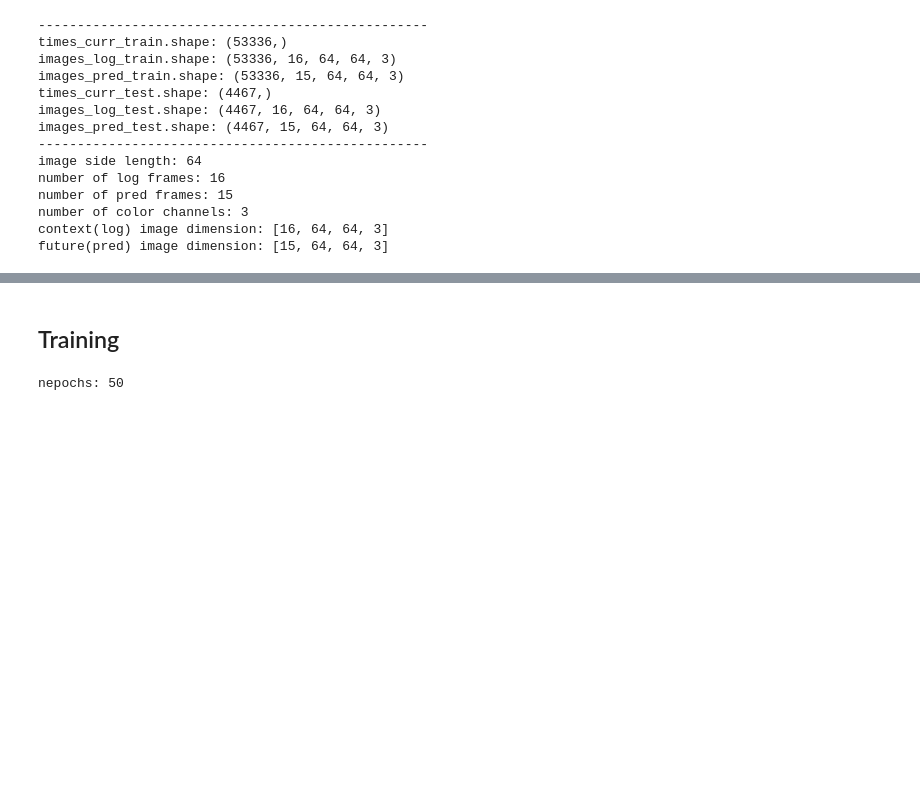
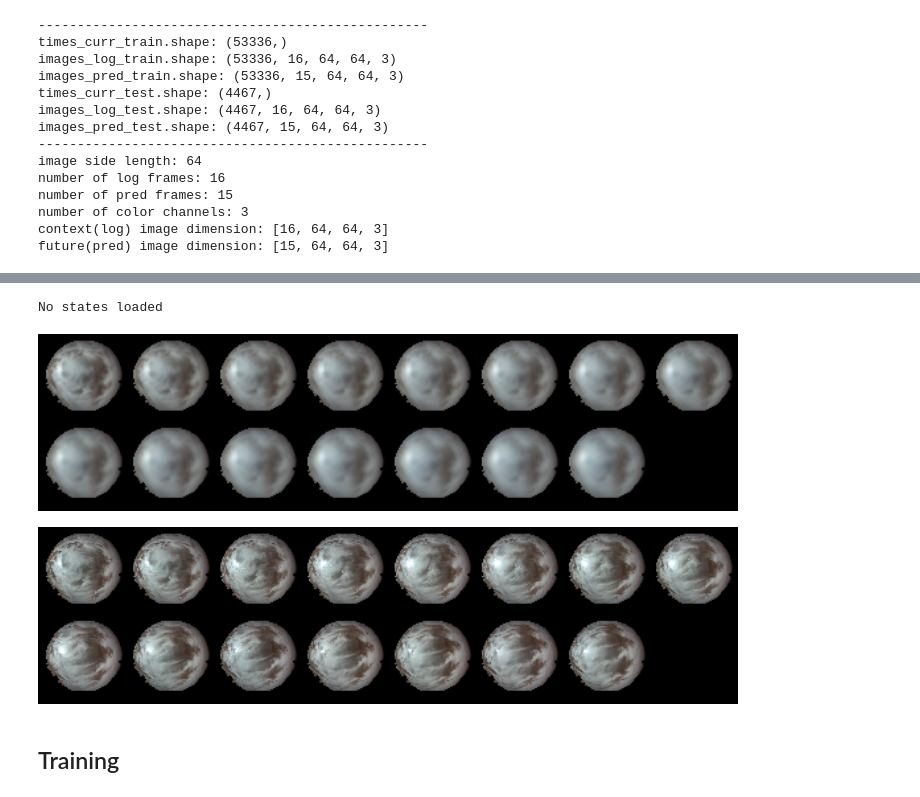
Before and after one commit to javgat/SkyMaskConvLSTM, a Jupyter notebook: codes/ConvLSTM/ConvLSTM.ipynb, the cells around one changed output, grey strips where cells are left out. Drawn from its saved outputs; the diff is of its cells as text; code cells hidden in the pictures; blank space fills up the shorter version.

```diff
--- a/codes/ConvLSTM/ConvLSTM.ipynb
+++ b/codes/ConvLSTM/ConvLSTM.ipynb
@@ -177,9 +201,26 @@ test_loader = DataLoader(test_dataset, batch_size=batch_size_test, shuffle=False
+# %%
+clstm = Seq2SeqConvLSTM(3, 16, (3, 3), 1)
+
+last_epoch = 0
+if os.path.exists(output_path):
+    clstm.load_state_dict(torch.load(output_path, map_location='cpu'))
+    last_epoch = 25
+else:
+    print('No states loaded')
+# %% [output]
+No states loaded
+# %%
+def show(data):
+    torchvision.utils.save_image(data, 'save/sample_image.png')
+    display(idisplay.Image('save/sample_image.png', width=700, unconfined=True))
+# %%
+with torch.no_grad():
+    input_video, target_video = train_dataset[randint(1, 5000)]
+    pred = clstm(input_video.unsqueeze(0), 15).squeeze(0)
+    show(pred.data.cpu())
+    show(target_video.data.cpu())
+# %% [output]
+[figure, added]
+[figure, added]
 # %% [markdown]
 ## Training
-# %%
-nepochs = 50
-print('nepochs:',nepochs)
-print_every = 1
-eval_every = 5
-# %% [output]
-nepochs: 50
```
Also changed, not shown: parts of 27 cells of this notebook, 4 other files.
